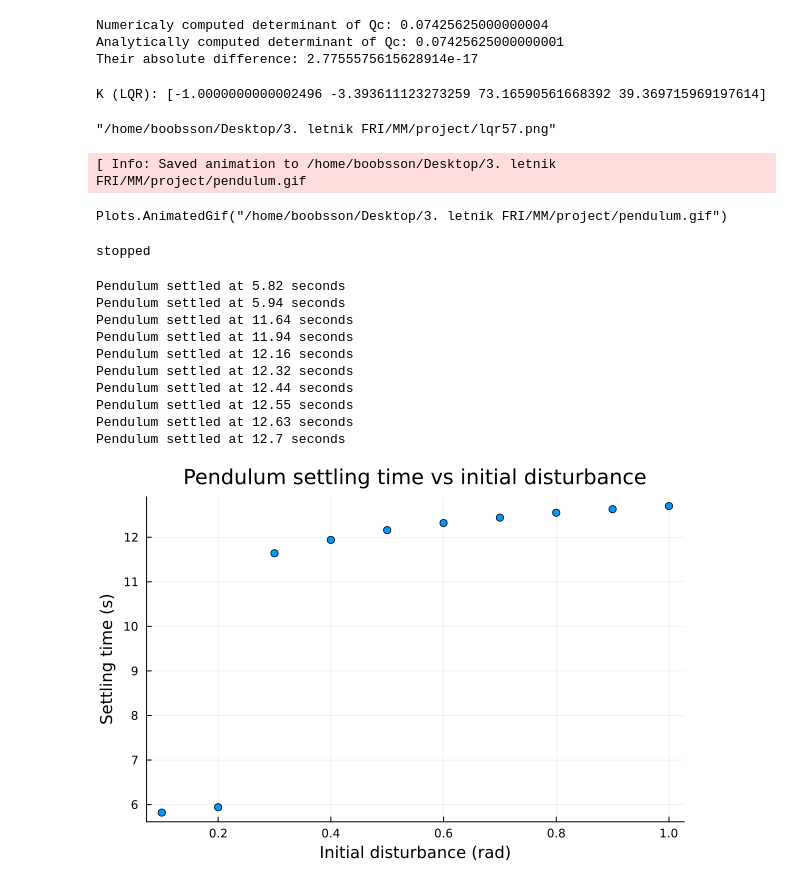
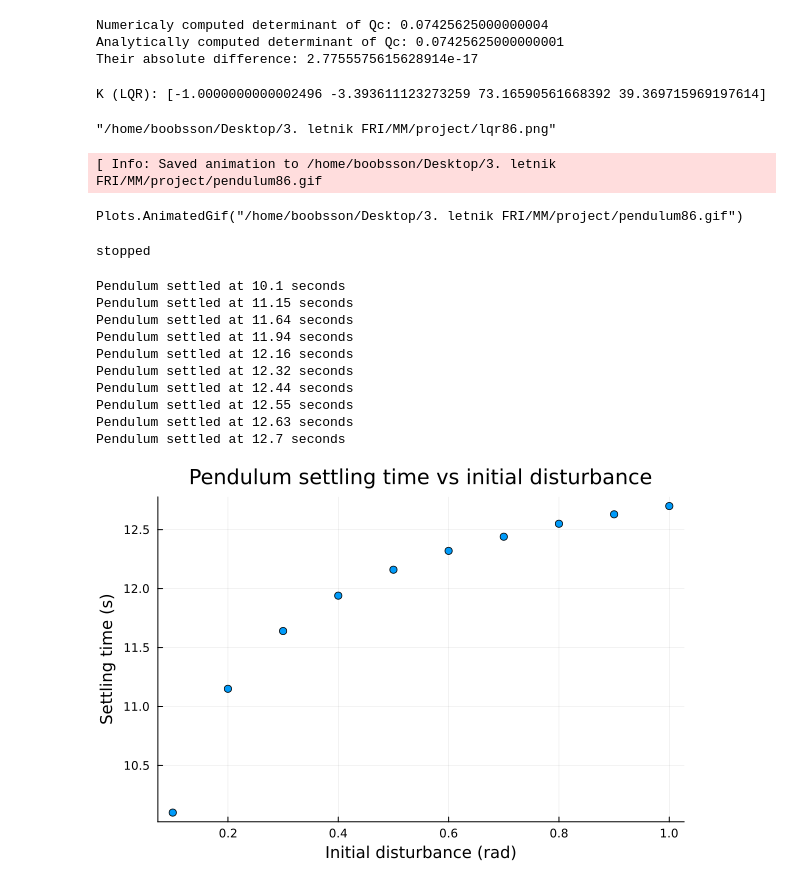
Before and after one commit to 8Timon24/Matematicno_modeliranje, a Jupyter notebook: project/control.ipynb, the cells around one changed output. Drawn from its saved outputs; the diff is of its cells as text; code cells hidden in the pictures.

Commit message:
Finished projectV2

```diff
--- a/project/control.ipynb
+++ b/project/control.ipynb
@@ -67,19 +67,20 @@ K_lqr = lqr(system, Q, R)
 println("K (LQR): ", K_lqr)
 u(x, t) = -K_lqr * x
 t = 0:0.01:15
-disturbance_radians = 1
+disturbance_radians = 1.5
 disturbance_degrees = disturbance_radians*(180/pi)
 x0 = [0.0, 0.0, disturbance_radians, 0.0]
 
 
 res = lsim(system, u, t, x0=x0)
-plt = plot(res, plotx=true, ploty=false, layout=1, sp=1,
-    lab=["x" "ẋ" "θ" "θ̇dot"], ylabel="State variables values", title="Starting disturbance of $(round(Int, disturbance_degrees)) degrees")
+plt = Plots.plot(res, plotx=true, ploty=false, layout=1, sp=1,
+                    lab=["x" "ẋ" "θ" "θ̇dot"], ylabel="State variables values",
+                    title="Starting disturbance of $(round(disturbance_degrees))°")
 
 savefig("lqr$(round(Int, disturbance_degrees)).png")
 # %% [output]
 K (LQR): [-1.0000000000002496 -3.393611123273259 73.16590561668392 39.369715969197614]
-"/home/boobsson/Desktop/3. letnik FRI/MM/project/lqr57.png"
+"/home/boobsson/Desktop/3. letnik FRI/MM/project/lqr86.png"
 # %%
 y_p(t) = 1+l*cos(t)
 x_p(x,t) = x - l*sin(t)
@@ -108,49 +109,56 @@ animation = @animate for i in 1:length(time)
 
     #coordinates of the cart,
     cart = Shape([x-1, x+1, x+1, x-1, x-1], [0, 0, 1, 1, 0])
-    plot(cart,
+
+    Plots.plot(cart,
         fill = true, fillalpha = 0.3, fillcolor = :green,
         linecolor = :black, legend = false,
         aspect_ratio = :equal,
-        xlims = xlimits, ylims = ylimits)
+        xlims = xlimits, ylims = ylimits, title="t = $(round(time[i], digits=2)) s")
 
     #circle at the top of the pendulum
     circle = Shape([xp + r*cos(θ) for θ in LinRange(0, 2pi, 200)], [yp + r*sin(θ) for θ in LinRange(0, 2pi, 200)])
-    plot!(circle,
+
+    Plots.plot!(circle,
         fill = true, fillalpha = 0.8, fillcolor = :red,
         linecolor = :red)
 
     #pendulum
-    plot!([x, xp], [1, yp], linecolor = :black, linewidth = 2)
+    Plots.plot!([x, xp], [1, yp], linecolor = :black, linewidth = 2)
 
 end
 
-gif(animation, "pendulum.gif", fps=30)
+gif(animation, "pendulum86.gif", fps=30)
 # %% [output]
-[ Info: Saved animation to /home/boobsson/Desktop/3. letnik FRI/MM/project/pendulum.gif
+[ Info: Saved animation to /home/boobsson/Desktop/3. letnik FRI/MM/project/pendulum86.gif
-Plots.AnimatedGif("/home/boobsson/Desktop/3. letnik FRI/MM/project/pendulum.gif")
+Plots.AnimatedGif("/home/boobsson/Desktop/3. letnik FRI/MM/project/pendulum86.gif")
 # %%
 """
-Stopped returns the time at which the pendulum settled in the original
-position. It accepts results.x returned by ControlSystems.lsim function
-which are given as a matrix of floats, each row representing 1 state variable.
+Stopped returns the time at which the pendulum settled.
+It accepts results returned by ControlSystems.lsim function
+which are given as a an object of which .x property returns a matrix of floats,
+each row representing 1 state variable.
 In my example this means 4 rows. Optional arguments are ϵ which sets the absolute difference
-between angles to be evaluated and time_interval specifies for how many angles in a row
+between angles/positions to be evaluated and time_interval specifies for how many steps in a row
 that difference has to be smaller than ϵ.
 """
-function stopped(res, h; ϵ=1e-5, time_interval=30)
+function stopped(res, h; ϵ_θ=1e-5,ϵ_x=1e-3, time_interval=30)
     for i in 1:length(res.t)
         if i > time_interval
             angles = res.x[3, i-time_interval:i]
-            max_change = maximum(abs.(diff(angles)))
-            if max_change < ϵ
+            positions = res.x[1, i-time_interval:i]
+
+            max_angle_change = maximum(abs.(diff(angles)))
+            max_position_change = maximum(abs.(diff(positions)))
+
+            if max_angle_change < ϵ_θ && max_position_change < ϵ_x
                 println("Pendulum settled at $(round(i*h, digits=3)) seconds")
                 return i
             end
         end
     end
     println("Pendulum did not settle")
-    return nothing
+    return length(res.t)*h
 end
 # %% [output]
 stopped
@@ -165,40 +173,42 @@ function run_disturbance(;epsilon=1e-5, time_intv=30, init_d = 0.1, h=0.01, plot
         d_d = round(d*(180/pi), digits=1)
 
         if plot
-            plt = plot(res_test, plotx=true, ploty=false, layout=1, sp=1,
+            plt = Plots.plot(res_test, plotx=true, ploty=false, layout=1, sp=1,
                     lab=["x" "ẋ" "θ" "θ̇dot"], ylabel="State variables values",
                     title="Starting disturbance of $(d_d)°", ylims=(-12, 3.5))
             #display(plt)
         end
 
-        t_d = stopped(res_test, h, ϵ=epsilon, time_interval=time_intv)
+        t_d = stopped(res_test, h, ϵ_θ=epsilon, time_interval=time_intv)
         push!(stopping_times, t_d*h)
 
         if save
             savefig("lqr$(d_d).png")
         end
     end
 
     return (S=stopping_times,D=disturbances)
 end
-stopping_times = run_disturbance(plot=false,save=false).S
-plt_time = scatter(disturbances, stopping_times,
+
+run = run_disturbance(plot=false, save=false)
+stopping_times = run.S
+disturbances = run.D
+plt_time = Plots.scatter(disturbances, stopping_times,
                    xlabel="Initial disturbance (rad)",
                    ylabel="Settling time (s)",
                    title="Pendulum settling time vs initial disturbance",
                    legend=false)
 display(plt_time)
-#Suspecting epsilon or time_interval are to blame for such a big jump, will analyze
 # %% [output]
-Pendulum settled at 5.82 seconds
-Pendulum settled at 5.94 seconds
+Pendulum settled at 10.1 seconds
+Pendulum settled at 11.15 seconds
 Pendulum settled at 11.64 seconds
 Pendulum settled at 11.94 seconds
 Pendulum settled at 12.16 seconds
 Pendulum settled at 12.32 seconds
 Pendulum settled at 12.44 seconds
 Pendulum settled at 12.55 seconds
 Pendulum settled at 12.63 seconds
 Pendulum settled at 12.7 seconds
-[figure, old version]
+[figure, new version]
 # %%
```
Also changed, not shown: parts of 2 cells of this notebook, 9 other files.
